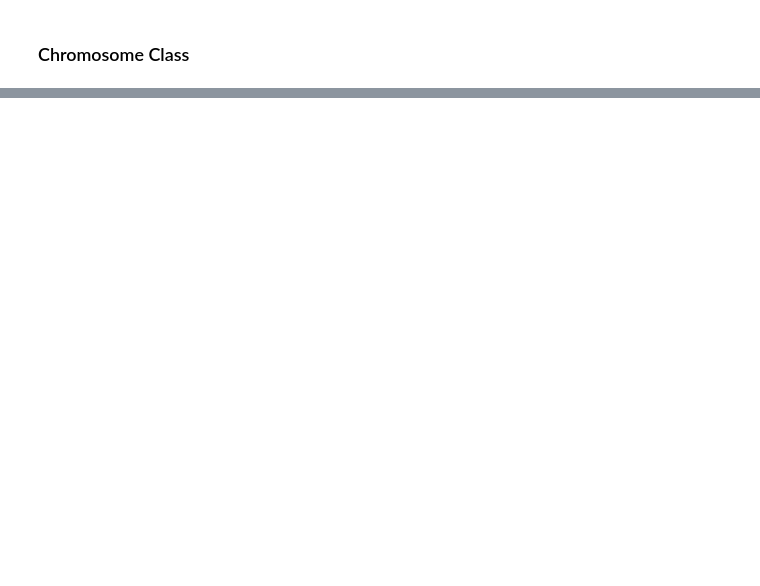
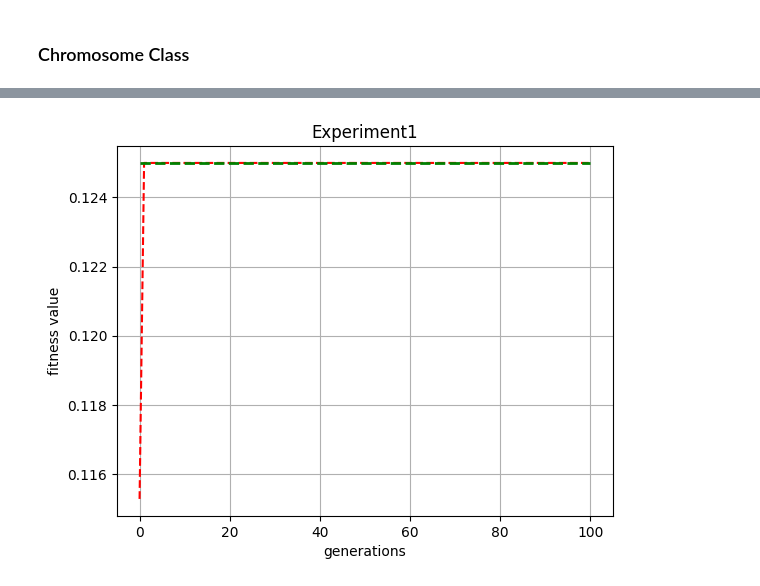
Before and after one commit to thatbeer/Nature_inspired, a Jupyter notebook: project01/exp_sample.ipynb, the cells around one changed output, grey strips where cells are left out. Drawn from its saved outputs; the diff is of its cells as text; code cells hidden in the pictures; blank space fills up the shorter version.

Commit message:
update experiment1

```diff
--- a/project01/exp_sample.ipynb
+++ b/project01/exp_sample.ipynb
@@ -30,0 +35,5 @@ class Chromosome:
+# %%
+def binary_tournament(population,fitness_value, tournament_size):
+    parent1, _ = tournament_selection(population=population, fitness_value=fitness_value, tournament_size=tournament_size)
+    parent2, _ = tournament_selection(population=population, fitness_value=fitness_value, tournament_size=tournament_size)
+    return parent1 , parent2
@@ -32,0 +105,10 @@ class Chromosome:
+# %%
+plt.plot(x, avg1, linestyle='--', color='red')
+plt.plot(x, upper1, linestyle='--',color='g',linewidth=2.0)
+plt.title("Experiment1")
+plt.xlabel('generations')
+plt.ylabel('fitness value')
+plt.grid()
+plt.show()
+# %% [output]
+[figure, added]
```
Also changed, not shown: parts of 9 cells of this notebook, 1 other file.
